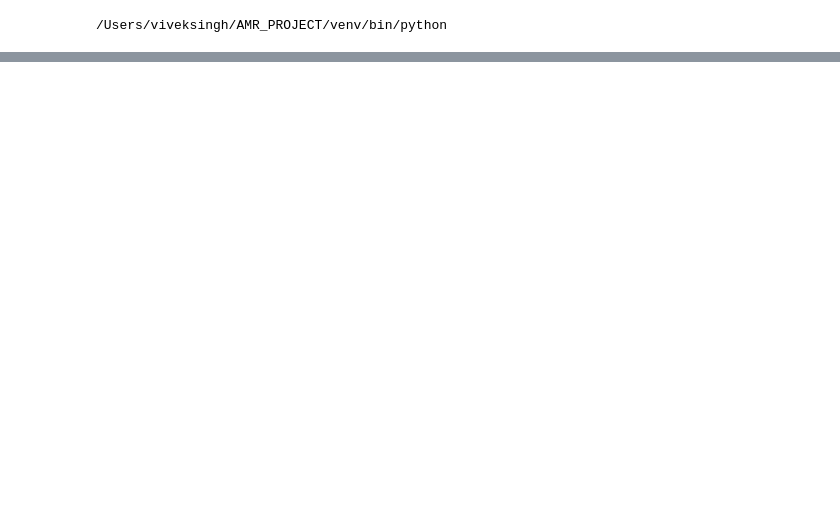
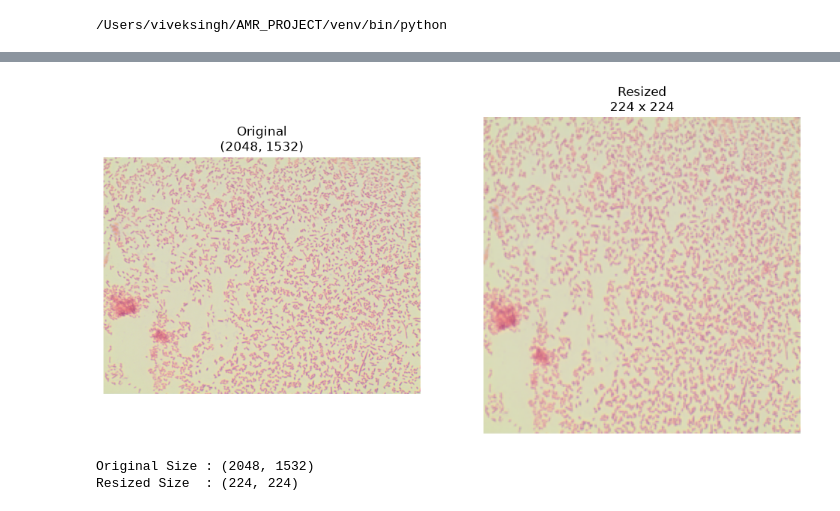
Before and after one commit to viveksingh-0658/AMR-Species-Classification, a Jupyter notebook: Notebook/Stage4_Image_Preprocessing.ipynb, the cells around one changed output, grey strips where cells are left out. Drawn from its saved outputs; the diff is of its cells as text; code cells hidden in the pictures; blank space fills up the shorter version.

```diff
--- a/Notebook/Stage4_Image_Preprocessing.ipynb
+++ b/Notebook/Stage4_Image_Preprocessing.ipynb
@@ -297,0 +435,45 @@ print(sys.executable)
+# %%
+# ============================================================
+# Compare Original and Resized Image
+# ============================================================
+
+# Import required libraries
+from PIL import Image
+import matplotlib.pyplot as plt
+
+# Select first image path
+sample_image_path = image_paths[0]
+
+# Open original image
+original_image = Image.open(sample_image_path)
+
+# Convert to RGB
+original_image = original_image.convert("RGB")
+
+# Resize image
+resized_image = original_image.resize((224, 224))
+
+# Create figure
+plt.figure(figsize=(12, 6))
+
+# Show original image
+plt.subplot(1, 2, 1)
+plt.imshow(original_image)
+plt.title(f"Original\n{original_image.size}")
+plt.axis("off")
+
+# Show resized image
+plt.subplot(1, 2, 2)
+plt.imshow(resized_image)
+plt.title("Resized\n224 x 224")
+plt.axis("off")
+
+plt.show()
+
+# Print dimensions
+print("Original Size :", original_image.size)
+print("Resized Size  :", resized_image.size)
+# %% [output]
+[figure, added]
+Original Size : (2048, 1532)
+Resized Size  : (224, 224)
```
Also changed, not shown: parts of 19 cells of this notebook, 2 other files.
